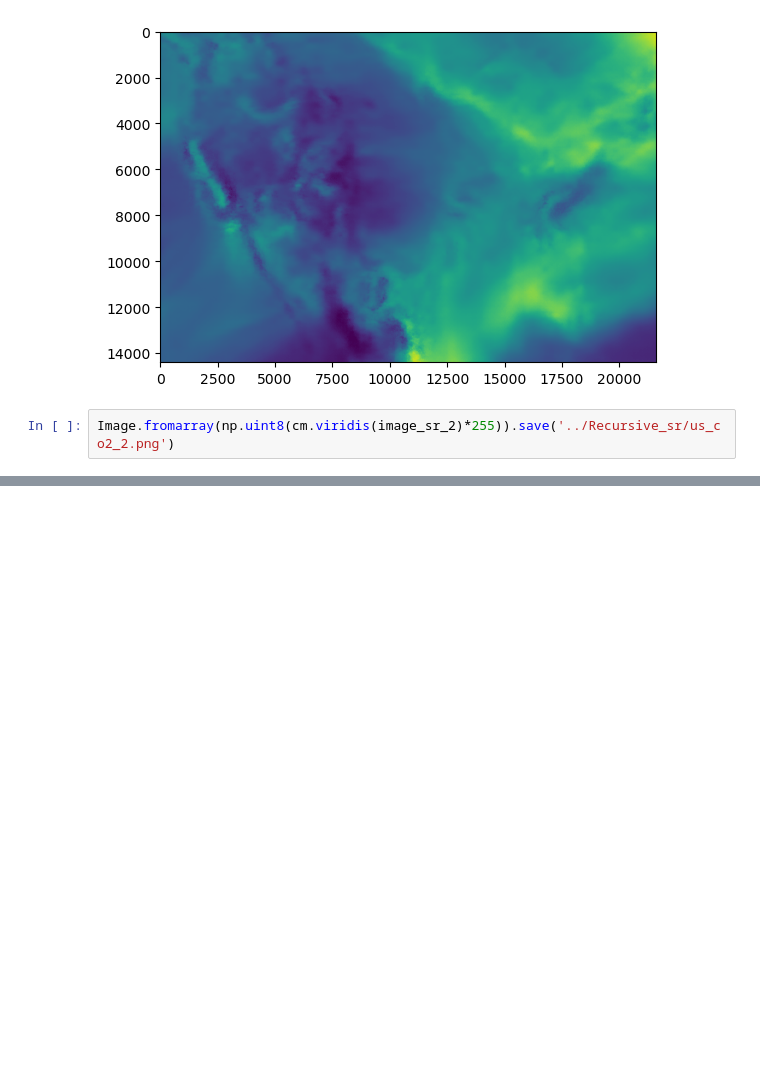
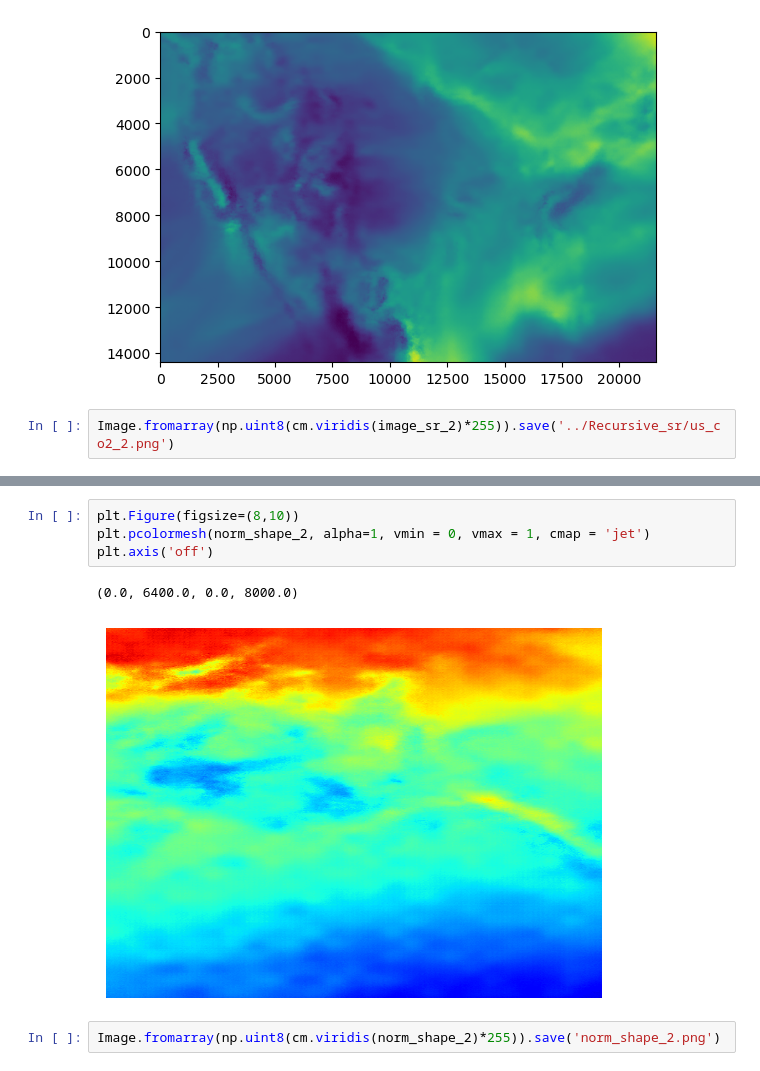
Before and after one commit to ar1619/DBPN_2, a Jupyter notebook: resize.ipynb, the cells around one changed output, grey strips where cells are left out. Cells and saved outputs as stored; diff of their text form; blank space fills up the shorter version.

```diff
--- a/resize.ipynb
+++ b/resize.ipynb
@@ -104,0 +131,9 @@ Image.fromarray(np.uint8(cm.viridis(image_sr_2)*255)).save('../Recursive_sr/us_c
+# %%
+plt.Figure(figsize=(8,10))
+plt.pcolormesh(norm_shape_2, alpha=1, vmin = 0, vmax = 1, cmap = 'jet')
+plt.axis('off')
+# %% [output]
+(0.0, 6400.0, 0.0, 8000.0)
+[figure, added]
+# %%
+Image.fromarray(np.uint8(cm.viridis(norm_shape_2)*255)).save('norm_shape_2.png')
```
Also changed, not shown: parts of 8 cells of this notebook, 8 other files.
